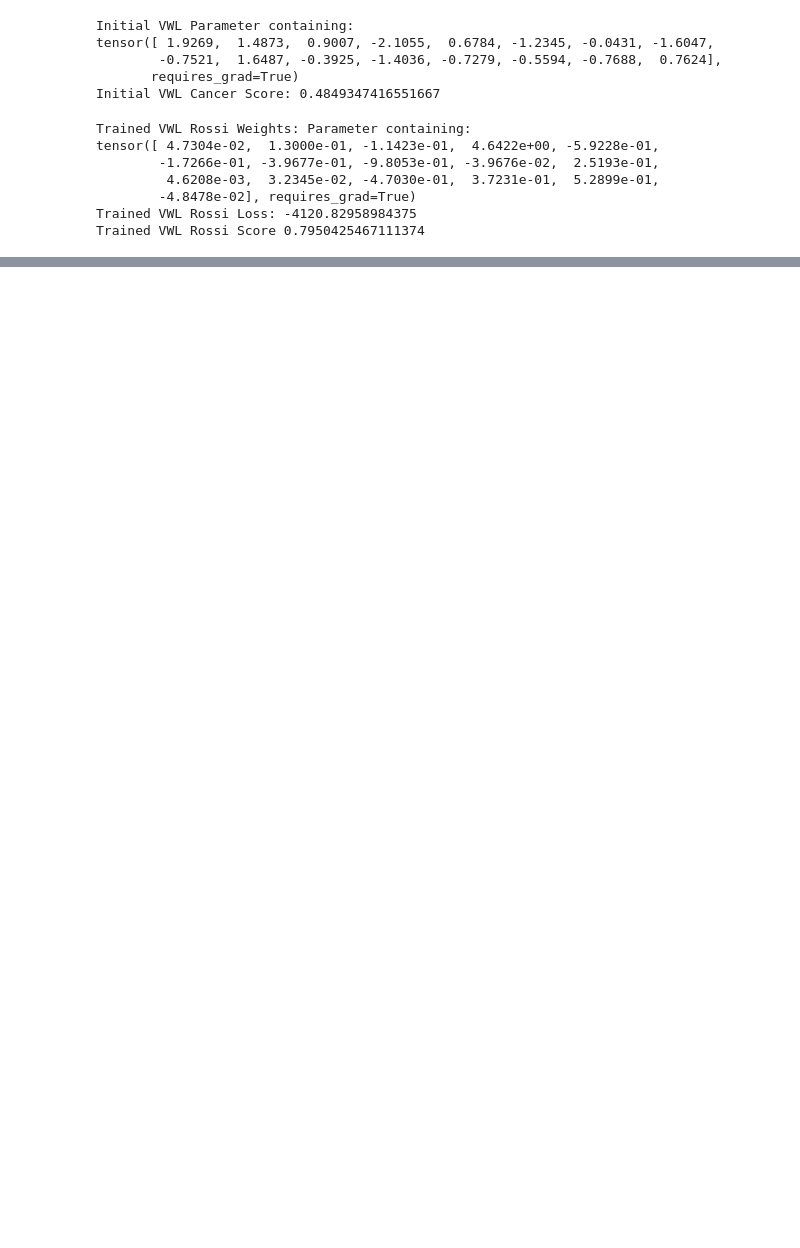
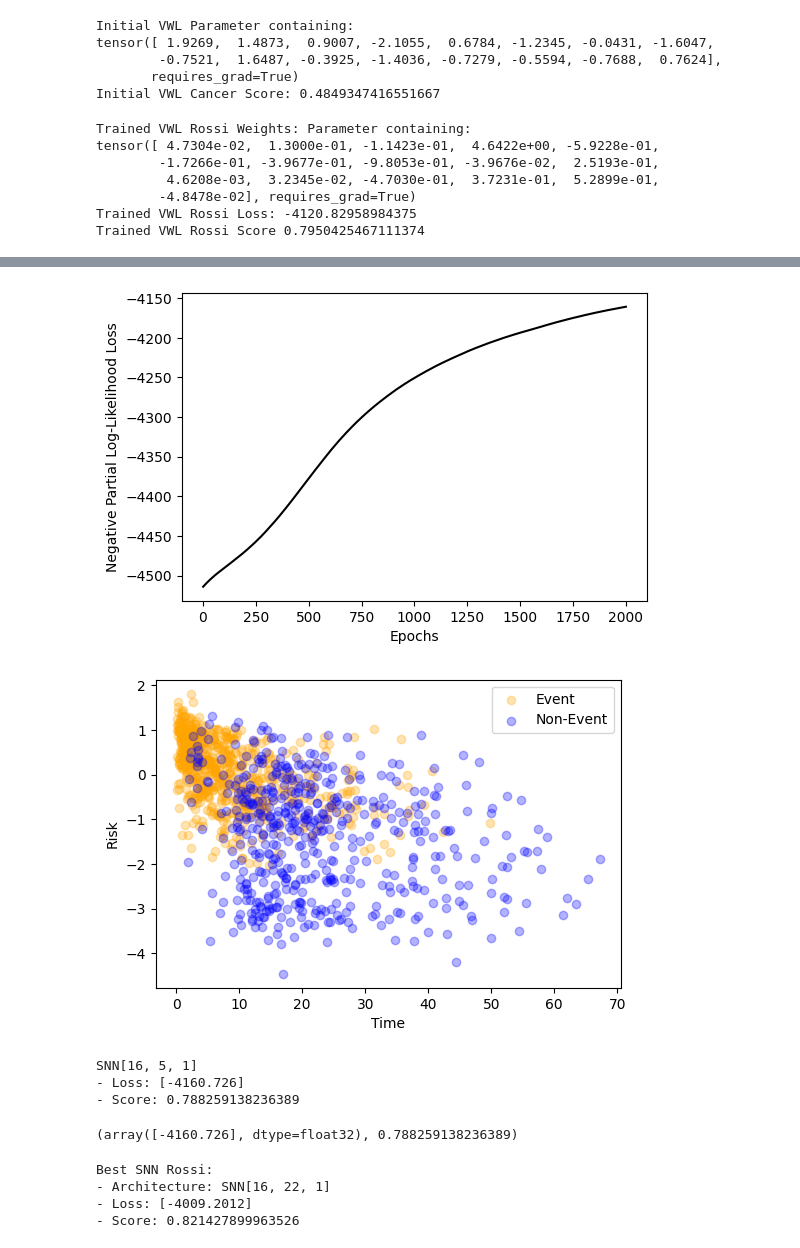
Before and after one commit to Kcole3/datasci_223, a Jupyter notebook: exercises/final_project.ipynb, the cells around one changed output, grey strips where cells are left out. Drawn from its saved outputs; the diff is of its cells as text; code cells hidden in the pictures; blank space fills up the shorter version.

```diff
--- a/exercises/final_project.ipynb
+++ b/exercises/final_project.ipynb
@@ -1696,0 +1780,34 @@ Trained VWL Rossi Score 0.7950425467111374
+# %%
+# This allows us to test different architectures of the `NN` model
+def test_nn(df, event, time, model, lr, n_epoch, output=False):
+    """Trains the model and prints the c-statistic.
+
+    Args:
+        df (pandas.DataFrame): Dataset to use.
+        event (str): Name of the event column.
+        time (str): Name of the time column.
+        model (torch.nn.Module): NN model.
+        lr (float): Learning rate.
+        n_epoch (int): Number of epochs.
+        output (bool, optional): Whether to print the output. Defaults to False.
+    """
+
+    loss = train_model(df, event, time, model, lr, n_epoch, output)
+    score = get_concordance_statistic_nn(df, event, time, model, output)
+
+    if output:
+        # Print format string with loss and score
+        param = ""
+        if type(model).__name__ == "SNN":
+            param = f"[{model.input_size}, {model.hidden_size}, 1]"
+        elif type(model).__name__ == "GNN": # This will be useful later
+            param = model.layer_sizes
+        print(f"{type(model).__name__}{param} \n- Loss: {loss}\n- Score: {score}")
+    return loss, score
+
+# Test the simple model on the cancer data set
+input_size = cancer_scaled.shape[1] - 2  # Number of input features (excluding censor and time variables)
+hidden_size = (np.sqrt(input_size + 1)).astype(int) + 1  # Number of hidden units
+cancer_snn = SNN(input_size, hidden_size)
+test_nn(cancer_scaled, 'vital_status', 'OS', cancer_snn, 0.00001, 2000, True)
+# %% [output]
@@ -1696,0 +1816,44 @@ Trained VWL Rossi Score 0.7950425467111374
+[figure, added]
+[figure, added]
+SNN[16, 5, 1]
+- Loss: [-4160.726]
+- Score: 0.788259138236389
+(array([-4160.726], dtype=float32), 0.788259138236389)
+# %%
+
+
+#This takes quite a while to run
+
+
+# Create a loop to test different architectures (begin with 1 neuron in single hidden layer, increase in steps of 1 until 2 * input_size)
+cancer_snn_losses = []
+cancer_snn_scores = []
+
+# This allows us to test different architectures of the NN model
+# We do not want to add too many neurons because this can lead to overfitting
+cancer_snn_hidden_sizes = [1 + i for i in range(input_size * 2)]
+
+# This stores the best model and its score
+cancer_snn_best = [None, 0, 0]
+
+# Loop through the different architectures
+for i in cancer_snn_hidden_sizes:
+    model = SNN(input_size, i)
+    loss, score = test_nn(cancer_scaled, 'vital_status', 'OS', model, 0.0001, 1000, False)
+    loss = loss.detach().numpy()
+    if score > cancer_snn_best[2]:
+        cancer_snn_best = [model, loss, score]
+    cancer_snn_losses.append(loss)
+    cancer_snn_scores.append(score)
+
+# Print the scores of the best architecture
+print("Best SNN Rossi: \
+    \n- Architecture: SNN[{0}, {1}, 1] \
+    \n- Loss: {2} \
+    \n- Score: {3}"
+    .format(input_size, cancer_snn_best[0].hidden_size, cancer_snn_best[1], cancer_snn_best[2]))
+# %% [output]
+Best SNN Rossi:
+- Architecture: SNN[16, 22, 1]
+- Loss: [-4009.2012]
+- Score: 0.821427899963526
```
Also changed, not shown: parts of 25 cells of this notebook.
